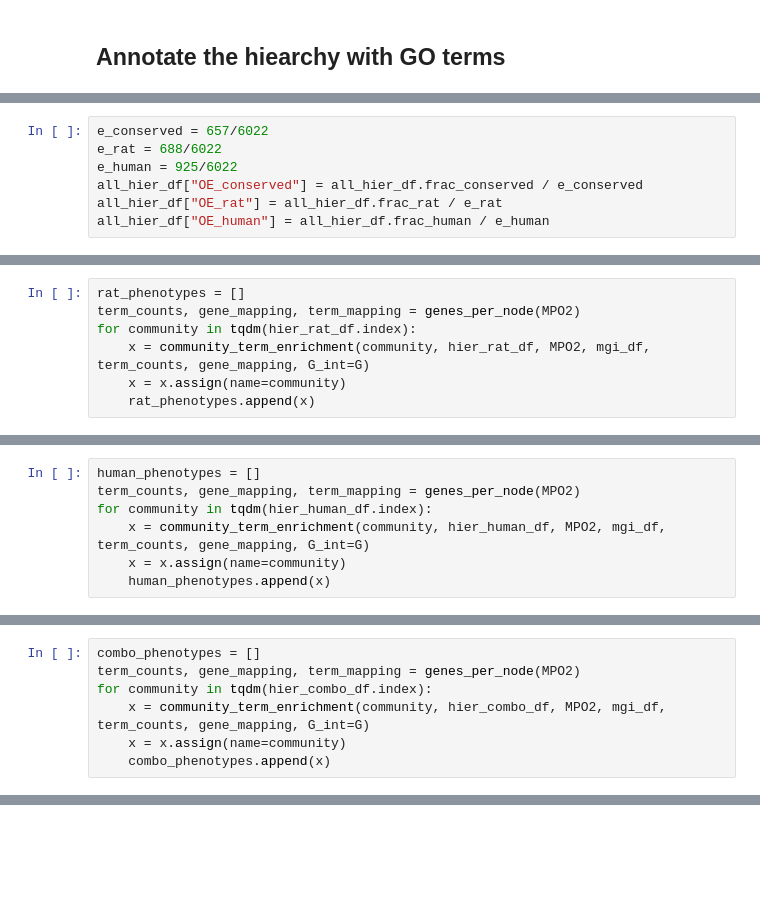
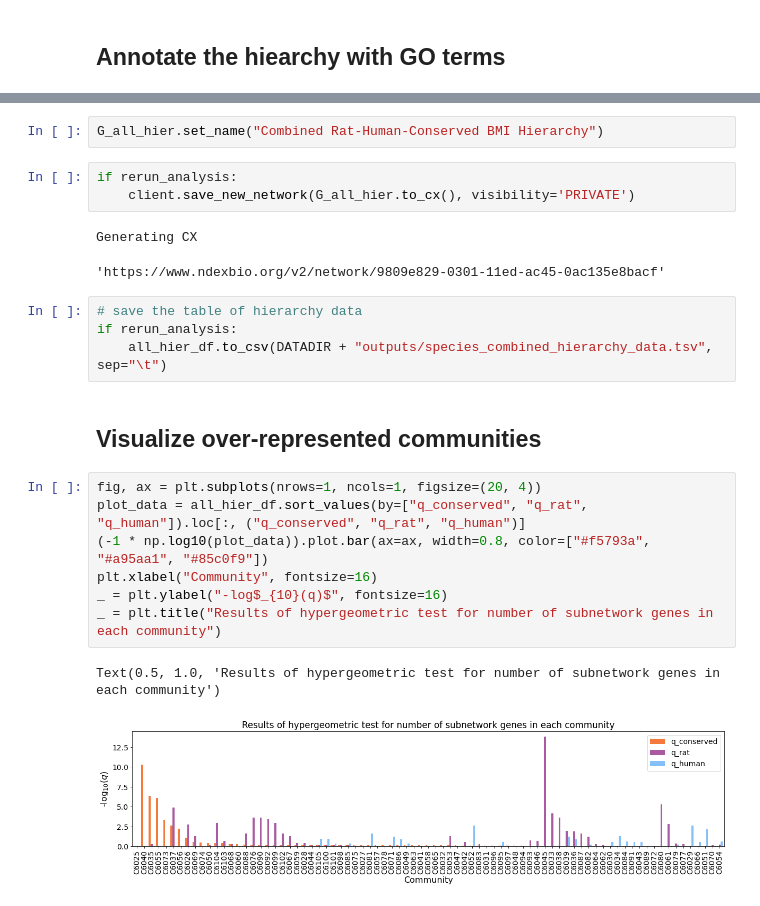
Before and after one commit to sarah-n-wright/CrossSpeciesBMI, a Jupyter notebook: Notebooks/3_Species_Specific_BMI_Networks.ipynb, the cells around one changed output, grey strips where cells are left out. Saved outputs shown, nothing was run; the diff lists cells and outputs as text; blank space fills up the shorter version.

```diff
--- a/Notebooks/3_Species_Specific_BMI_Networks.ipynb
+++ b/Notebooks/3_Species_Specific_BMI_Networks.ipynb
@@ -510,7 +428,0 @@ all_hier_df.sort_values(by=["frac_conserved", "frac_rat", "frac_human"], ascendi
-# %%
-e_conserved = 657/6022
-e_rat = 688/6022
-e_human = 925/6022
-all_hier_df["OE_conserved"] = all_hier_df.frac_conserved / e_conserved
-all_hier_df["OE_rat"] = all_hier_df.frac_rat / e_rat
-all_hier_df["OE_human"] = all_hier_df.frac_human / e_human
@@ -766,7 +428,0 @@ rat_anno.to_csv("~/Data/Transfer/rat/rat_only_all_annotations.tsv", sep="\t")
-# %%
-rat_phenotypes = []
-term_counts, gene_mapping, term_mapping = genes_per_node(MPO2)
-for community in tqdm(hier_rat_df.index):
-    x = community_term_enrichment(community, hier_rat_df, MPO2, mgi_df, term_counts, gene_mapping, G_int=G)
-    x = x.assign(name=community)
-    rat_phenotypes.append(x)
@@ -861,7 +428,0 @@ human_anno.to_csv("~/Data/Transfer/rat/human_only_all_annotations2.tsv", sep="\t
-# %%
-human_phenotypes = []
-term_counts, gene_mapping, term_mapping = genes_per_node(MPO2)
-for community in tqdm(hier_human_df.index):
-    x = community_term_enrichment(community, hier_human_df, MPO2, mgi_df, term_counts, gene_mapping, G_int=G)
-    x = x.assign(name=community)
-    human_phenotypes.append(x)
@@ -1062,7 +428,0 @@ combo_anno.to_csv("~/Data/Transfer/rat/combo_all_annotations.tsv", sep="\t")
-# %%
-combo_phenotypes = []
-term_counts, gene_mapping, term_mapping = genes_per_node(MPO2)
-for community in tqdm(hier_combo_df.index):
-    x = community_term_enrichment(community, hier_combo_df, MPO2, mgi_df, term_counts, gene_mapping, G_int=G)
-    x = x.assign(name=community)
-    combo_phenotypes.append(x)
@@ -1440,0 +538,24 @@ plt.savefig("/cellar/users/snwright/Data/Transfer/rat/triple_tissue_enrich.png",
+# %%
+G_all_hier.set_name("Combined Rat-Human-Conserved BMI Hierarchy")
+# %%
+if rerun_analysis:
+    client.save_new_network(G_all_hier.to_cx(), visibility='PRIVATE')
+# %% [output]
+Generating CX
+'https://www.ndexbio.org/v2/network/9809e829-0301-11ed-ac45-0ac135e8bacf'
+# %%
+# save the table of hierarchy data
+if rerun_analysis:
+    all_hier_df.to_csv(DATADIR + "outputs/species_combined_hierarchy_data.tsv", sep="\t")
+# %% [markdown]
+## Visualize over-represented communities
+# %%
+fig, ax = plt.subplots(nrows=1, ncols=1, figsize=(20, 4))
+plot_data = all_hier_df.sort_values(by=["q_conserved", "q_rat", "q_human"]).loc[:, ("q_conserved", "q_rat", "q_human")]
+(-1 * np.log10(plot_data)).plot.bar(ax=ax, width=0.8, color=["#f5793a", "#a95aa1", "#85c0f9"])
+plt.xlabel("Community", fontsize=16)
+_ = plt.ylabel("-log$_{10}(q)$", fontsize=16)
+_ = plt.title("Results of hypergeometric test for number of subnetwork genes in each community")
+# %% [output]
+Text(0.5, 1.0, 'Results of hypergeometric test for number of subnetwork genes in each community')
+[figure, added]
```
Also changed, not shown: parts of 196 cells of this notebook.
